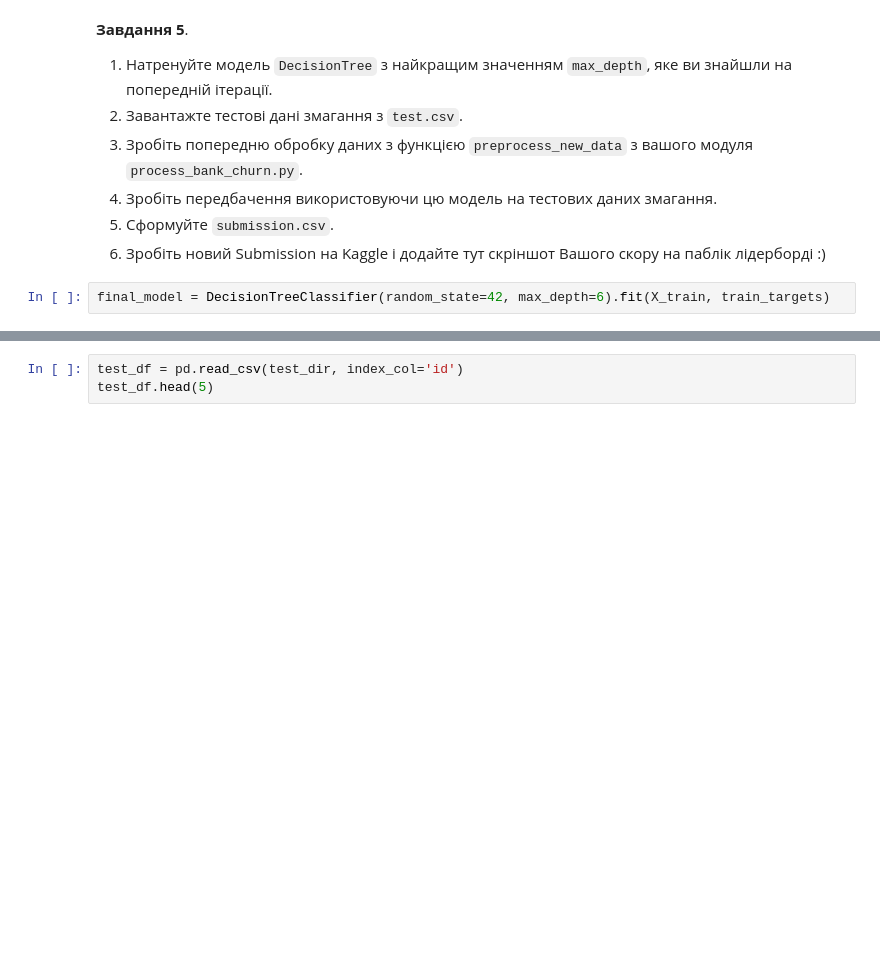
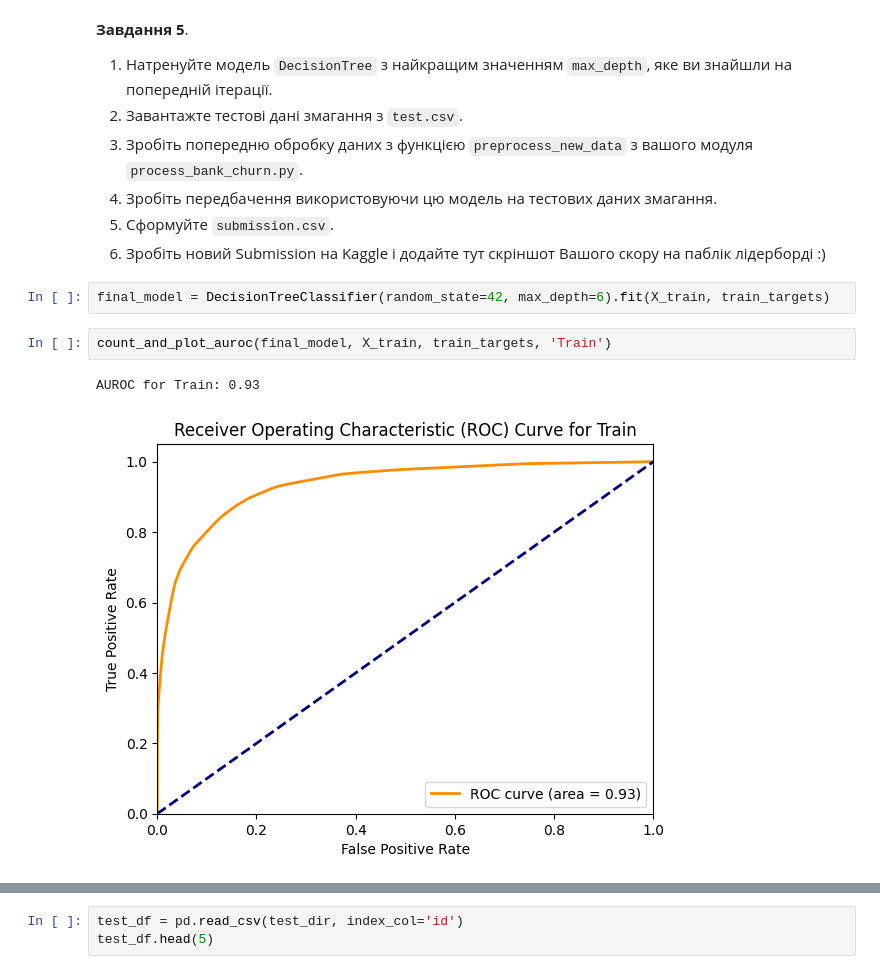
Before and after one commit to YelizavetaP/ml_tasks, a Jupyter notebook: hometasks/2_supervised_learning/2_3_decision_trees/HW_2_10_Дерева_прийняття_рішень.ipynb, the cells around one changed output, grey strips where cells are left out. Saved outputs shown, nothing was run; the diff lists cells and outputs as text; blank space fills up the shorter version.

```diff
--- a/hometasks/2_supervised_learning/2_3_decision_trees/HW_2_10_Дерева_прийняття_рішень.ipynb
+++ b/hometasks/2_supervised_learning/2_3_decision_trees/HW_2_10_Дерева_прийняття_рішень.ipynb
@@ -301,3 +300,8 @@ plt.legend(['Training', 'Validation']);
 6. Зробіть новий Submission на Kaggle і додайте тут скріншот Вашого скору на паблік лідерборді :)
 # %%
 final_model = DecisionTreeClassifier(random_state=42, max_depth=6).fit(X_train, train_targets)
+# %%
+count_and_plot_auroc(final_model, X_train, train_targets, 'Train')
+# %% [output]
+AUROC for Train: 0.93
+[figure, added]
```
Also changed, not shown: parts of 10 cells of this notebook, 4 other files.
